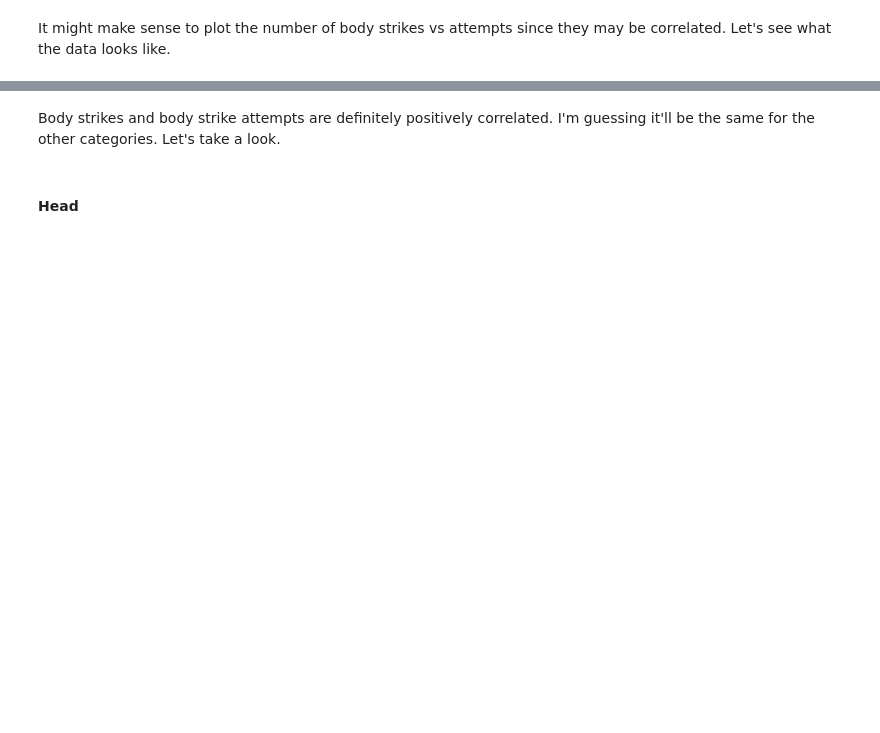
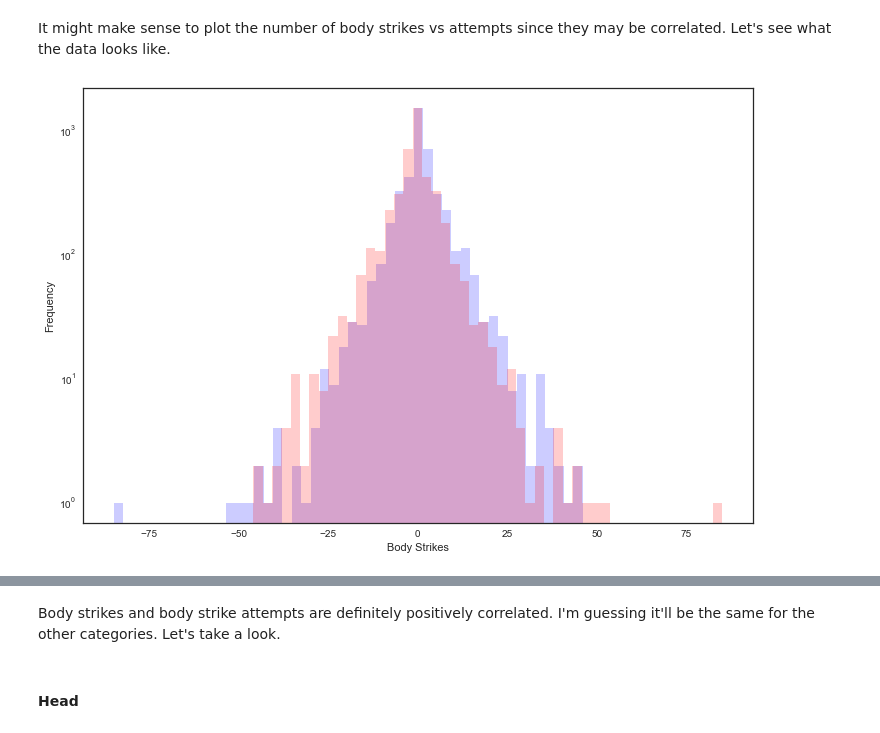
Before and after one commit to cfergusonlee/ufc_fight_analysis, a Jupyter notebook: ufc_analysis.ipynb, the cells around one changed output, grey strips where cells are left out. Saved outputs shown, nothing was run; the diff lists cells and outputs as text; code cells hidden in the pictures; blank space fills up the shorter version.

```diff
--- a/ufc_analysis.ipynb
+++ b/ufc_analysis.ipynb
@@ -324,25 +517,27 @@ It might make sense to plot the number of body strikes vs attempts since they ma
 # %%
 #upper_limit = np.percentile(fight_df['body'].values, 99)
 #fight_df.loc[fight_df.body>upper_limit, 'body'] = upper_limit
 plt.figure(figsize=(12,8))
 plt.hist(
     'body',
-    data=fight_winner,
+    data=fight_winner_diff,
     log=True,
     bins=50,
     alpha=.2,
     color='b'
 )
 plt.hist(
     'body',
-    data=fight_loser,
+    data=fight_loser_diff,
     log=True,
     bins=50,
     alpha=.2,
     color='r'
 )
 plt.xlabel('Body Strikes')
 plt.ylabel('Frequency')
 plt.show()
+# %% [output]
+[figure, added]
 # %%
 fight_df[fight_df.body>58]
```
Also changed, not shown: parts of 119 cells of this notebook, 2 other files.
